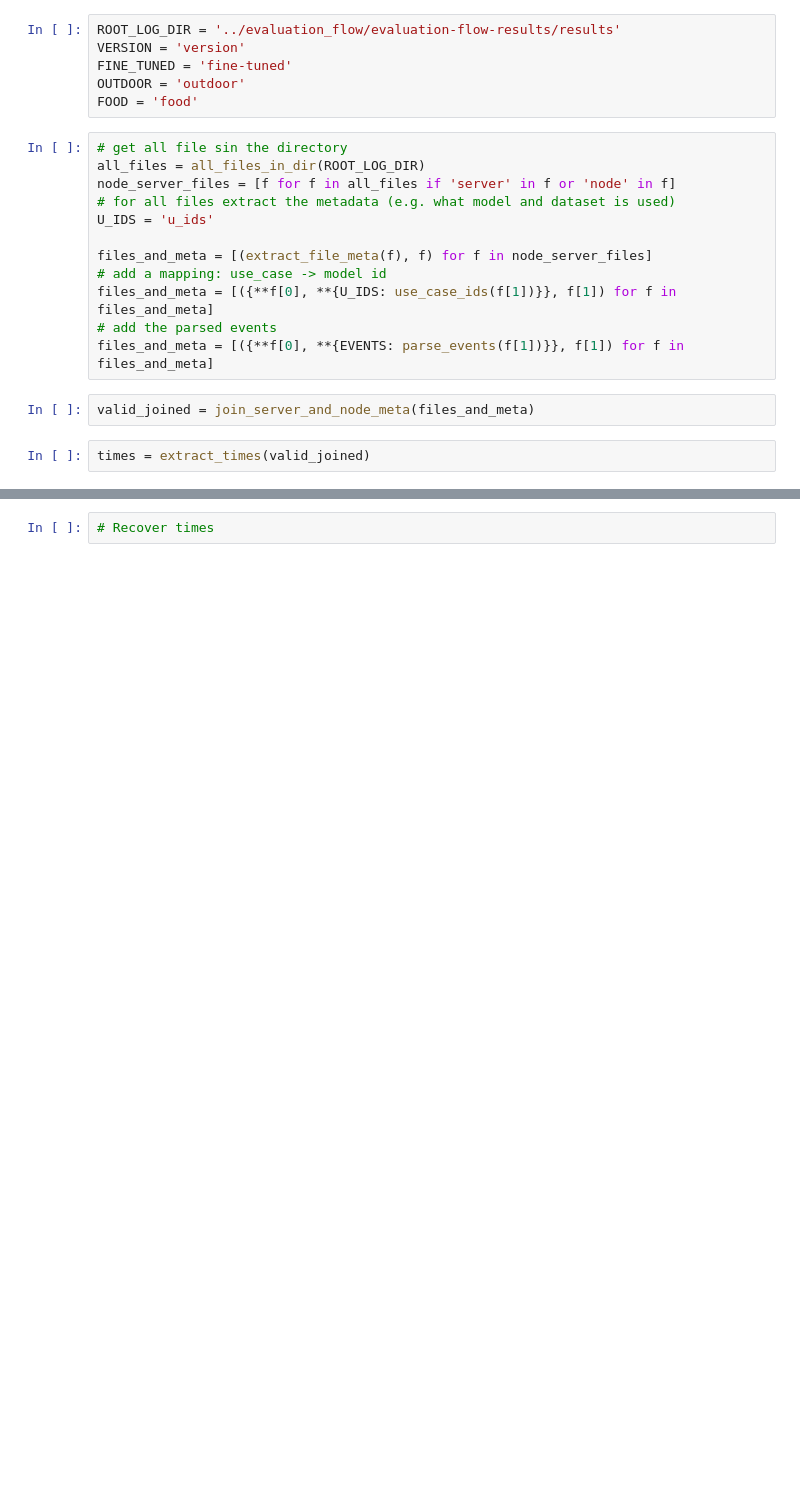
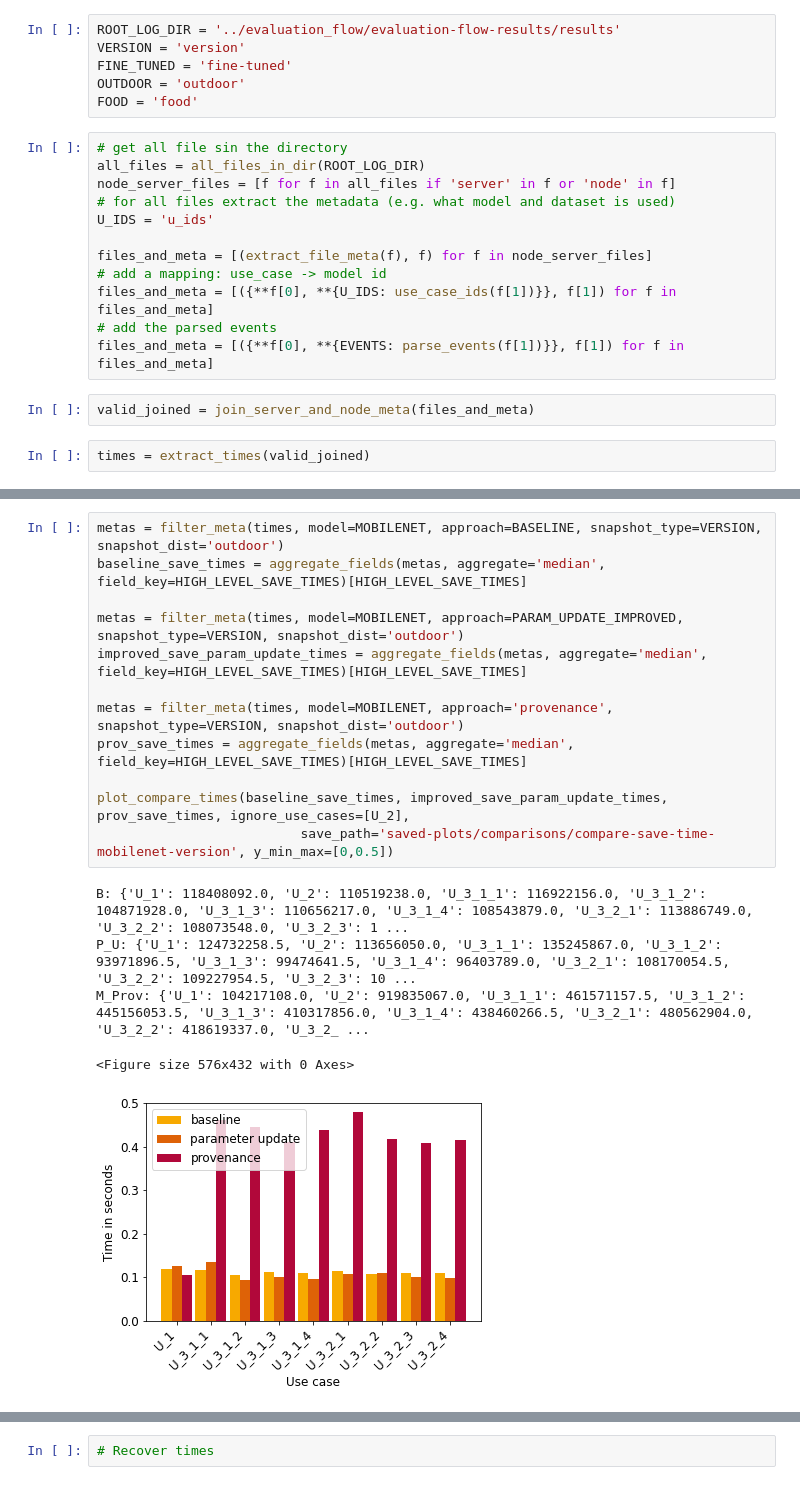
Before and after one commit to slin96/master-thesis, a Jupyter notebook: experiments/plots/compare_times.ipynb, the cells around one changed output, grey strips where cells are left out. Drawn from its saved outputs; the diff is of its cells as text; blank space fills up the shorter version.

```diff
--- a/experiments/plots/compare_times.ipynb
+++ b/experiments/plots/compare_times.ipynb
@@ -63,3 +70,21 @@ def plot_compare_times(baseline, param_update, provenance, save_path=None, ignor
         fig.savefig(save_path + '.pdf', bbox_inches='tight')
 
     plt.show()
+# %%
+metas = filter_meta(times, model=MOBILENET, approach=BASELINE, snapshot_type=VERSION, snapshot_dist='outdoor')
+baseline_save_times = aggregate_fields(metas, aggregate='median', field_key=HIGH_LEVEL_SAVE_TIMES)[HIGH_LEVEL_SAVE_TIMES]
+
+metas = filter_meta(times, model=MOBILENET, approach=PARAM_UPDATE_IMPROVED, snapshot_type=VERSION, snapshot_dist='outdoor')
+improved_save_param_update_times = aggregate_fields(metas, aggregate='median', field_key=HIGH_LEVEL_SAVE_TIMES)[HIGH_LEVEL_SAVE_TIMES]
+
+metas = filter_meta(times, model=MOBILENET, approach='provenance', snapshot_type=VERSION, snapshot_dist='outdoor')
+prov_save_times = aggregate_fields(metas, aggregate='median', field_key=HIGH_LEVEL_SAVE_TIMES)[HIGH_LEVEL_SAVE_TIMES]
+
+plot_compare_times(baseline_save_times, improved_save_param_update_times, prov_save_times, ignore_use_cases=[U_2],
+                          save_path='saved-plots/comparisons/compare-save-time-mobilenet-version', y_min_max=[0,0.5])
+# %% [output]
+B: {'U_1': 118408092.0, 'U_2': 110519238.0, 'U_3_1_1': 116922156.0, 'U_3_1_2': 104871928.0, 'U_3_1_3': 110656217.0, 'U_3_1_4': 108543879.0, 'U_3_2_1': 113886749.0, 'U_3_2_2': 108073548.0, 'U_3_2_3': 1 ...
+P_U: {'U_1': 124732258.5, 'U_2': 113656050.0, 'U_3_1_1': 135245867.0, 'U_3_1_2': 93971896.5, 'U_3_1_3': 99474641.5, 'U_3_1_4': 96403789.0, 'U_3_2_1': 108170054.5, 'U_3_2_2': 109227954.5, 'U_3_2_3': 10 ...
+M_Prov: {'U_1': 104217108.0, 'U_2': 919835067.0, 'U_3_1_1': 461571157.5, 'U_3_1_2': 445156053.5, 'U_3_1_3': 410317856.0, 'U_3_1_4': 438460266.5, 'U_3_2_1': 480562904.0, 'U_3_2_2': 418619337.0, 'U_3_2_ ...
+<Figure size 576x432 with 0 Axes>
+[figure, added]
```
Also changed, not shown: parts of 12 cells of this notebook, 1 other file.
